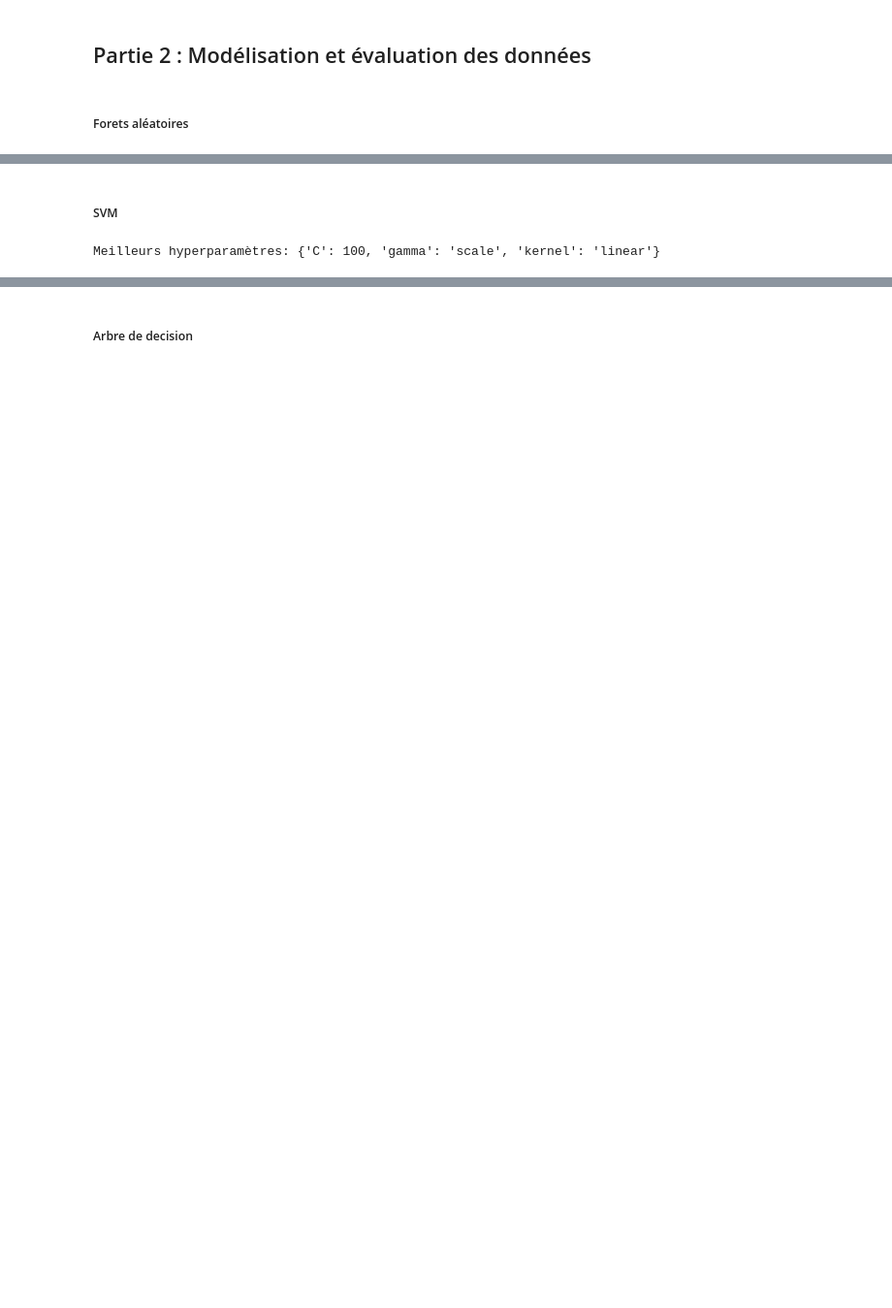
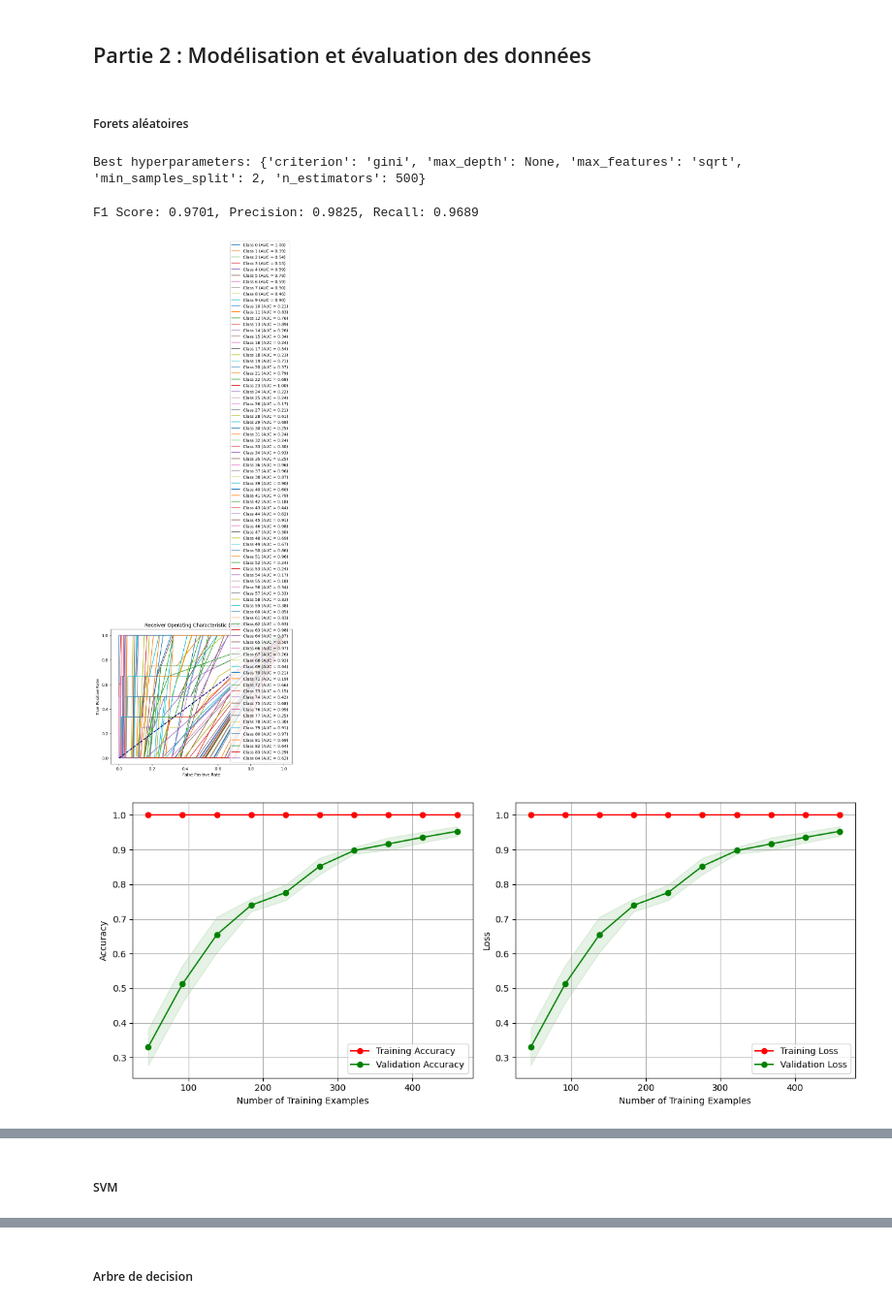
Before and after one commit to mazen-bh/Projet_IFT_712, a Jupyter notebook: main.ipynb, the cells around one changed output, grey strips where cells are left out. Shown: that part at 97% size. Drawn from its saved outputs; the diff is of its cells as text; code cells hidden in the pictures; blank space fills up the shorter version.

```diff
--- a/main.ipynb
+++ b/main.ipynb
@@ -18,7 +18,7 @@ from sklearn.ensemble import RandomForestClassifier
 # %%
 # creation des instances
 Ev = Evaluation
-Pt = Pretraitement("./data/train.csv")
+Pt = Pretraitement("./data/train2.csv")
 #  charger donneés entrainement
 df_train_init = Pt.Charger_donnees()
 # encoder donneés
@@ -50,11 +54,17 @@ model_foret_alea = Forets_aleatoires(x_train, y_train, x_val, y_val,x_test,y_tes
 model_foret_alea.garder_meilleur_hyperparameters()
 model_foret_alea.entrainement()
 predictions = model_foret_alea.prediction()
+# %% [output]
+Best hyperparameters: {'criterion': 'gini', 'max_depth': None, 'max_features': 'sqrt', 'min_samples_split': 2, 'n_estimators': 500}
 # %%
-evaluation = Evaluation(model_foret_alea.rf_classifier, model_foret_alea.x_test, model_foret_alea.y_test,model_foret_alea.learning_curve_data)
+evaluation= Evaluation(model=model_foret_alea.rf_classifier, x_test=x_test, y_test=y_test, x_train=x_train, y_train=y_train, learning_curve_data=model_foret_alea.learning_curve_data)
 f1, precision, recall = evaluation.calculate_metrics(model_foret_alea.y_test, model_foret_alea.prediction())
 print(f"F1 Score: {f1:.4f}, Precision: {precision:.4f}, Recall: {recall:.4f}")
-evaluation.plot_roc_curve()
-evaluation.plot_learning_curves()
-evaluation.plot_confusion_matrix()
+evaluation.plt_roc_curve()
+evaluation.plotLearningCurves()
+evaluation.plt_confusion_matrix()
 evaluation.generate_classification_report()
+# %% [output]
+F1 Score: 0.9701, Precision: 0.9825, Recall: 0.9689
+[figure, added]
+[figure, added]
@@ -61,9 +89,7 @@ evaluation.generate_classification_report()
 # %% [markdown]
 ##### SVM
 # %%
-svm_model = SVM_Classificateur(x_train, y_train, x_val, y_val,x_test,y_test)
+svm_model = SVM_Classificateur(x_train, y_train, x_val, y_val, x_test, y_test)
 svm_model.garder_meilleur_hyperparameters()
 svm_model.entrainement()
 predictions = svm_model.prediction()
-# %% [output]
-Meilleurs hyperparamètres: {'C': 100, 'gamma': 'scale', 'kernel': 'linear'}
```
Also changed, not shown: parts of 7 cells of this notebook, 5 other files.
